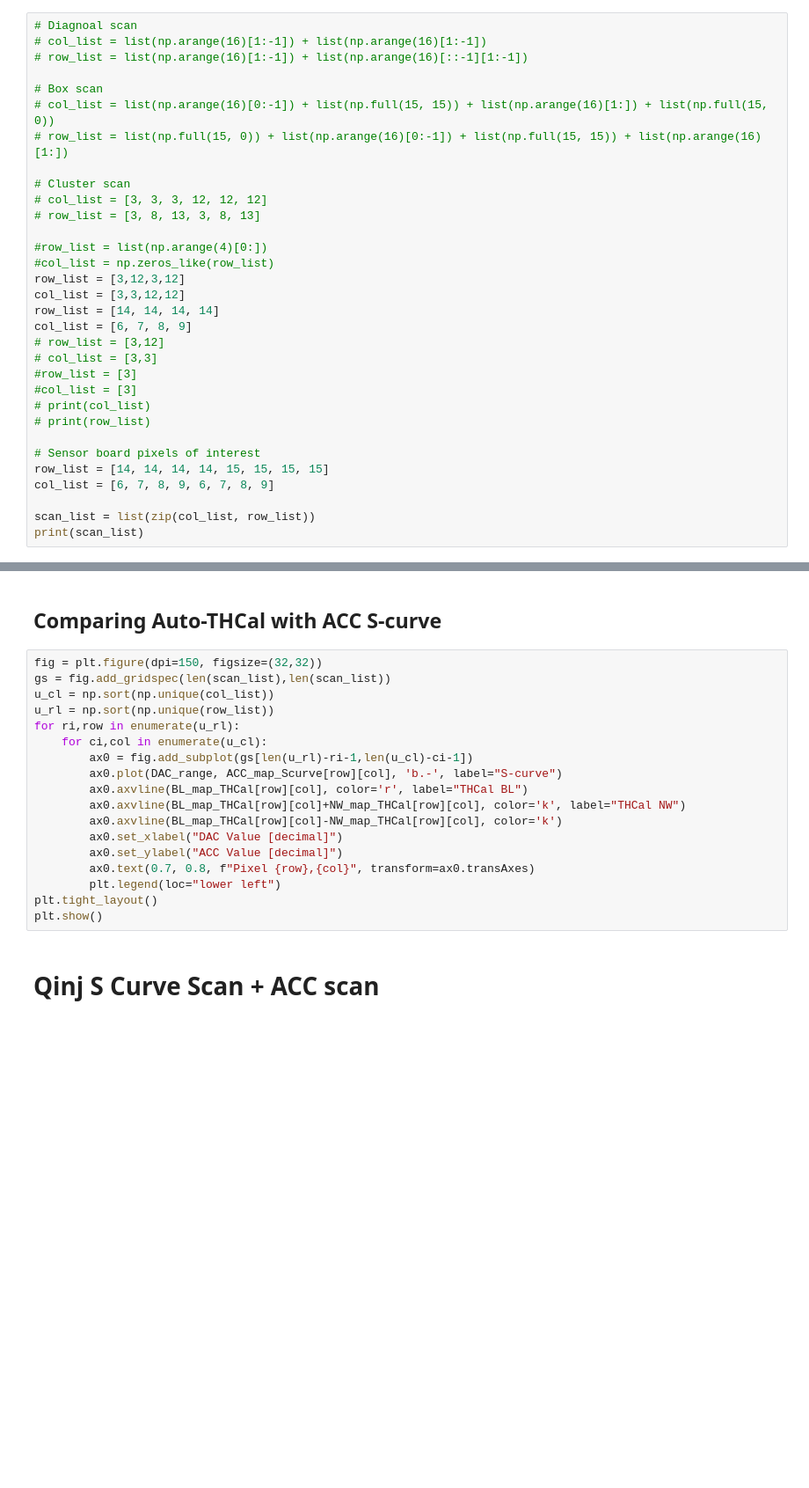
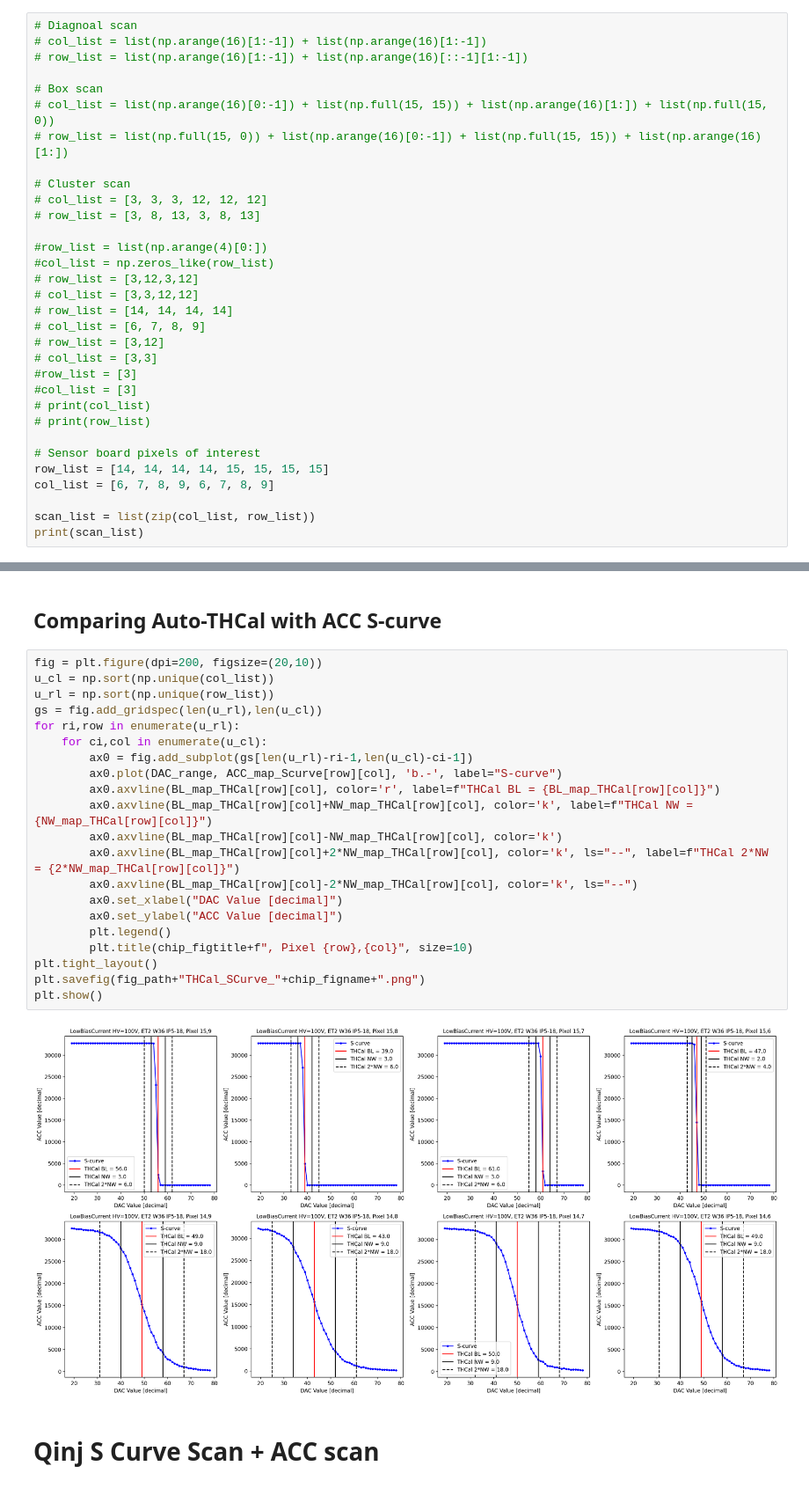
Before and after one commit to CMS-ETROC/i2c_gui, a Jupyter notebook: SCurve_pixelCalibration_nb.ipynb, the cells around one changed output, grey strips where cells are left out. Shown at 88% size. Saved outputs shown, nothing was run; the diff lists cells and outputs as text; blank space fills up the shorter version.

```diff
--- a/SCurve_pixelCalibration_nb.ipynb
+++ b/SCurve_pixelCalibration_nb.ipynb
@@ -435,10 +466,10 @@ pixel_decoded_register_write("QInjEn", "0")
 
 #row_list = list(np.arange(4)[0:])
 #col_list = np.zeros_like(row_list)
-row_list = [3,12,3,12]
-col_list = [3,3,12,12]
-row_list = [14, 14, 14, 14]
-col_list = [6, 7, 8, 9]
+# row_list = [3,12,3,12]
+# col_list = [3,3,12,12]
+# row_list = [14, 14, 14, 14]
+# col_list = [6, 7, 8, 9]
 # row_list = [3,12]
 # col_list = [3,3]
 #row_list = [3]
@@ -545,23 +578,28 @@ for col, row in tqdm(scan_list):
 # %% [markdown]
 ## Comparing Auto-THCal with ACC S-curve
 # %%
-fig = plt.figure(dpi=150, figsize=(32,32))
-gs = fig.add_gridspec(len(scan_list),len(scan_list))
+fig = plt.figure(dpi=200, figsize=(20,10))
 u_cl = np.sort(np.unique(col_list))
 u_rl = np.sort(np.unique(row_list))
+gs = fig.add_gridspec(len(u_rl),len(u_cl))
 for ri,row in enumerate(u_rl):
     for ci,col in enumerate(u_cl):
         ax0 = fig.add_subplot(gs[len(u_rl)-ri-1,len(u_cl)-ci-1])
         ax0.plot(DAC_range, ACC_map_Scurve[row][col], 'b.-', label="S-curve")
-        ax0.axvline(BL_map_THCal[row][col], color='r', label="THCal BL")
-        ax0.axvline(BL_map_THCal[row][col]+NW_map_THCal[row][col], color='k', label="THCal NW")
+        ax0.axvline(BL_map_THCal[row][col], color='r', label=f"THCal BL = {BL_map_THCal[row][col]}")
+        ax0.axvline(BL_map_THCal[row][col]+NW_map_THCal[row][col], color='k', label=f"THCal NW = {NW_map_THCal[row][col]}")
         ax0.axvline(BL_map_THCal[row][col]-NW_map_THCal[row][col], color='k')
+        ax0.axvline(BL_map_THCal[row][col]+2*NW_map_THCal[row][col], color='k', ls="--", label=f"THCal 2*NW = {2*NW_map_THCal[row][col]}")
+        ax0.axvline(BL_map_THCal[row][col]-2*NW_map_THCal[row][col], color='k', ls="--")
         ax0.set_xlabel("DAC Value [decimal]")
         ax0.set_ylabel("ACC Value [decimal]")
-        ax0.text(0.7, 0.8, f"Pixel {row},{col}", transform=ax0.transAxes)
-        plt.legend(loc="lower left")
+        plt.legend()
+        plt.title(chip_figtitle+f", Pixel {row},{col}", size=10)
 plt.tight_layout()
+plt.savefig(fig_path+"THCal_SCurve_"+chip_figname+".png")
 plt.show()
+# %% [output]
+[figure, added]
 # %% [markdown]
 # Qinj S Curve Scan + ACC scan
 # %%
```
Also changed, not shown: parts of 13 cells of this notebook.
